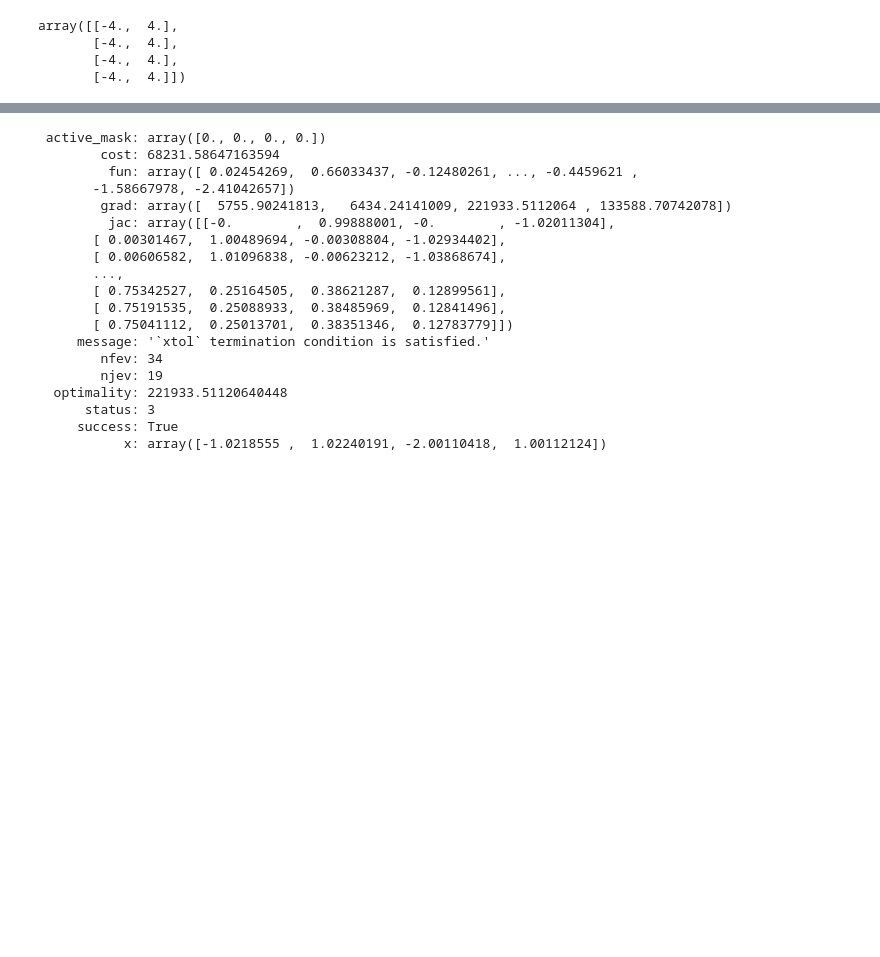
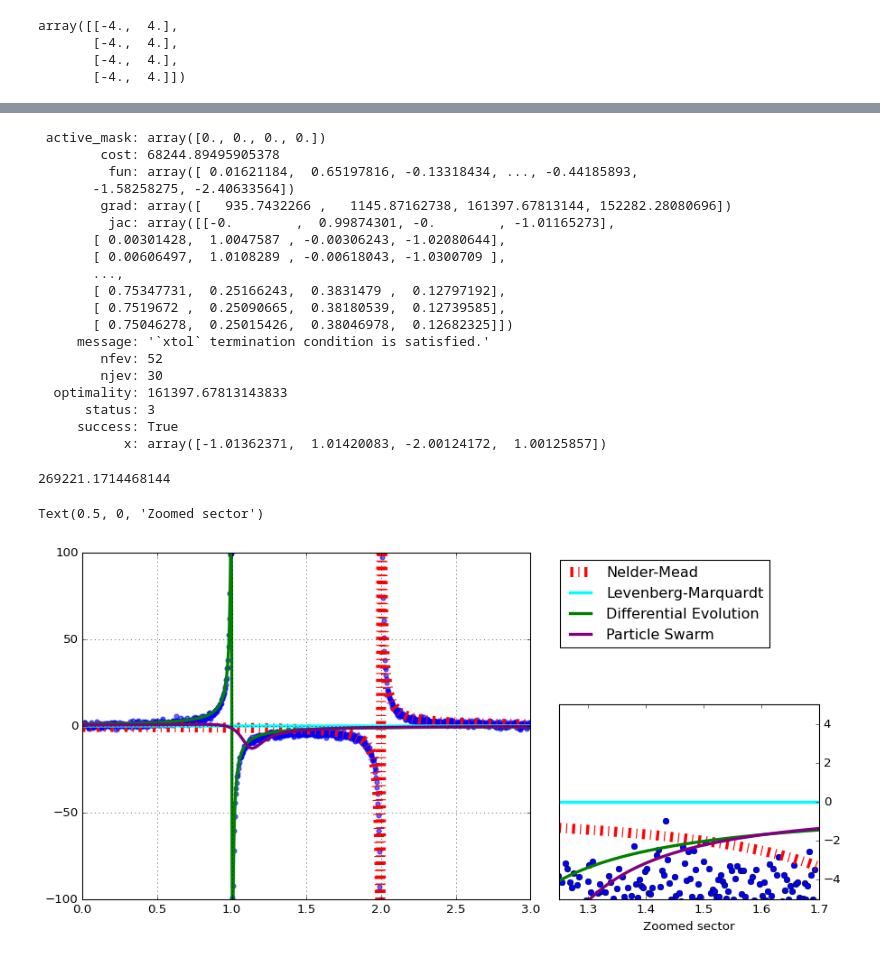
Before and after one commit to dmitry-grigorev/AlgoAnalysisDevelopment, a Jupyter notebook: Task4/task4notebook.ipynb, the cells around one changed output, grey strips where cells are left out. Saved outputs shown, nothing was run; the diff lists cells and outputs as text; code cells hidden in the pictures; blank space fills up the shorter version.

```diff
--- a/Task4/task4notebook.ipynb
+++ b/Task4/task4notebook.ipynb
@@ -66,6 +72,7 @@ plt.ylim((-100, 100))
 # %%
 import pyswarm
 # %%
-ans = pyswarm.pso(cost_function_v, lb = [-4, -4, -4 ,-4], ub = [4, 4, 4, 4], maxiter=10000)
+ans = pyswarm.pso(cost_function_v, lb = [-4, -4, -4 ,-4], ub = [4, 4, 4, 4], maxiter=10000, swarmsize=100,
+                  debug=True)
 ans
 # %% [output]
@@ -82,6 +105,6 @@ plt.ylim((-100, 100))
 # %%
 from scipy.optimize import minimize
 # %%
-nmans = minimize(fun = cost_function_v, x0 = np.array([3.9, 3.9, 3.9, 3.9]), method="Nelder-Mead", bounds=((-4, 4), (-4, 4), (-4, 4), (-4, 4)))
+nmans = minimize(fun = cost_function_v, x0 = np.array([0, 0, 0, 1]), method="Nelder-Mead", bounds=((-4, 4), (-4, 4), (-4, 4), (-4, 4)), options={"maxfev": 5000})
 nmans
 # %% [output]
@@ -189,24 +209,56 @@ def residuals(theta):
 # %%
 from scipy.optimize import least_squares
 # %%
-least_squares(residuals, x0 = np.array([ 1. ,1. ,0., 1.]))
+least_squares(residuals, x0 = np.array([ 0. ,0. ,0., 1.]))
 # %% [output]
  active_mask: array([0., 0., 0., 0.])
-        cost: 68231.58647163594
-         fun: array([ 0.02454269,  0.66033437, -0.12480261, ..., -0.4459621 ,
-       -1.58667978, -2.41042657])
-        grad: array([  5755.90241813,   6434.24141009, 221933.5112064 , 133588.70742078])
-         jac: array([[-0.        ,  0.99888001, -0.        , -1.02011304],
-       [ 0.00301467,  1.00489694, -0.00308804, -1.02934402],
-       [ 0.00606582,  1.01096838, -0.00623212, -1.03868674],
+        cost: 68244.89495905378
+         fun: array([ 0.01621184,  0.65197816, -0.13318434, ..., -0.44185893,
+       -1.58258275, -2.40633564])
+        grad: array([   935.7432266 ,   1145.87162738, 161397.67813144, 152282.28080696])
+         jac: array([[-0.        ,  0.99874301, -0.        , -1.01165273],
+       [ 0.00301428,  1.0047587 , -0.00306243, -1.02080644],
+       [ 0.00606497,  1.0108289 , -0.00618043, -1.0300709 ],
        ...,
-       [ 0.75342527,  0.25164505,  0.38621287,  0.12899561],
-       [ 0.75191535,  0.25088933,  0.38485969,  0.12841496],
-       [ 0.75041112,  0.25013701,  0.38351346,  0.12783779]])
+       [ 0.75347731,  0.25166243,  0.3831479 ,  0.12797192],
+       [ 0.7519672 ,  0.25090665,  0.38180539,  0.12739585],
+       [ 0.75046278,  0.25015426,  0.38046978,  0.12682325]])
      message: '`xtol` termination condition is satisfied.'
-        nfev: 34
-        njev: 19
-  optimality: 221933.51120640448
+        nfev: 52
+        njev: 30
+  optimality: 161397.67813143833
       status: 3
      success: True
-           x: array([-1.0218555 ,  1.02240191, -2.00110418,  1.00112124])
+           x: array([-1.01362371,  1.01420083, -2.00124172,  1.00125857])
+# %%
+cost_function(1, -3, -6, 9.1)
+# %% [output]
+269221.1714468144
+# %%
+fig = plt.figure(facecolor="white")
+plt.scatter(x, y, color = "blue", alpha = 0.6)
+plt.plot(x, (nmans.x[0]*x + nmans.x[1])/(x*x+nmans.x[2]*x+nmans.x[3]), linewidth = 10, color = "red", label = "Nelder-Mead", linestyle = "-.")
+plt.plot(x, (lmans[0][0]*x + lmans[0][1])/(x*x+lmans[0][2]*x+lmans[0][3]), linewidth = 3, color = "cyan", label = "Levenberg-Marquardt")
+plt.plot(x, (optimal[0]*x + optimal[1])/(x*x+optimal[2]*x+optimal[3]), linewidth = 3, color = "green", label = "Differential Evolution")
+plt.plot(x, (ans[0][0]*x + ans[0][1])/(x*x+ans[0][2]*x+ans[0][3]), linewidth = 3, color = "purple", label = "Particle Swarm")
+plt.ylim((-100, 100))
+plt.xlim(0, 3)
+plt.grid(True)
+plt.legend(bbox_to_anchor=(1.05, 1), loc='upper left')
+
+axes = plt.axes([0.95, .1, .45, .45])
+axes.plot(x, y, "bo")
+axes.set_xlim((1.25, 1.7))
+axes.set_ylim((-5, 5))
+axes.yaxis.tick_right()
+axes.scatter(x, y, color = "blue", alpha = 0.6)
+axes.plot(x, (nmans.x[0]*x + nmans.x[1])/(x*x+nmans.x[2]*x+nmans.x[3]), linewidth = 10, color = "red", label = "Nelder-Mead", linestyle = "-.")
+axes.plot(x, (lmans[0][0]*x + lmans[0][1])/(x*x+lmans[0][2]*x+lmans[0][3]), linewidth = 3, color = "cyan", label = "Levenberg-Marquardt")
+axes.plot(x, (optimal[0]*x + optimal[1])/(x*x+optimal[2]*x+optimal[3]), linewidth = 3, color = "green", label = "Differential Evolution")
+axes.plot(x, (ans[0][0]*x + ans[0][1])/(x*x+ans[0][2]*x+ans[0][3]), linewidth = 3, color = "purple", label = "Particle Swarm")
+axes.set_xlabel("Zoomed sector")
+#axes.set_xticklabels(np.linspace(0.9999, 1., 11), rotation = -45)
+#axes.xaxis.set_major_formatter(plt.FormatStrFormatter('%g'))
+# %% [output]
+Text(0.5, 0, 'Zoomed sector')
+[figure, added]
```
Also changed, not shown: parts of 21 cells of this notebook, 5 other files.
